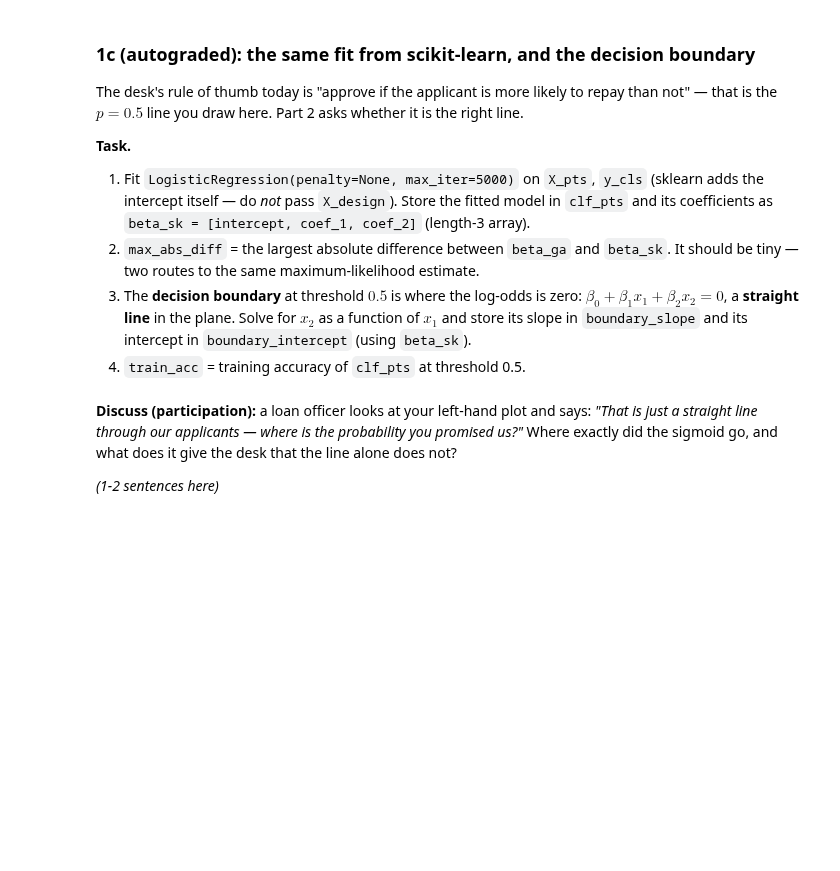
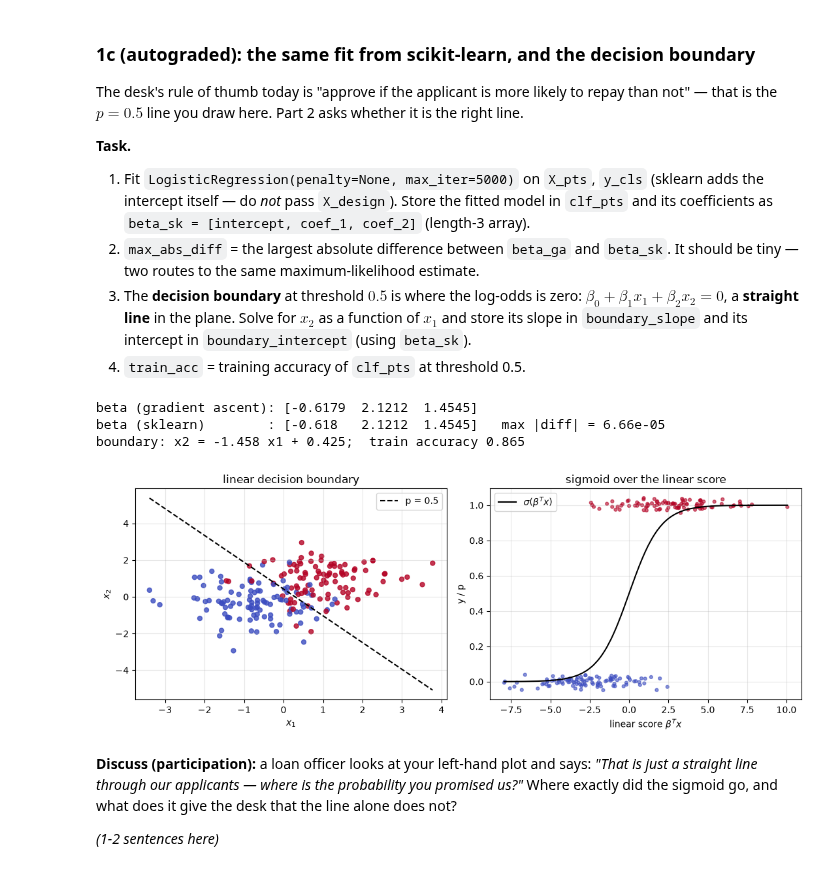
Before and after one commit to KNhae/DS701-Materials-FA26, a Jupyter notebook: class_activity_notebooks/11A-InClass-Exercise-Logistic-Regression-A1/11A-InClass-Exercise-Logistic-Regression-A1.ipynb, the cells around one changed output. Cells and saved outputs as stored; diff of their text form; code cells hidden in the pictures; blank space fills up the shorter version.

```diff
--- a/class_activity_notebooks/11A-InClass-Exercise-Logistic-Regression-A1/11A-InClass-Exercise-Logistic-Regression-A1.ipynb
+++ b/class_activity_notebooks/11A-InClass-Exercise-Logistic-Regression-A1/11A-InClass-Exercise-Logistic-Regression-A1.ipynb
@@ -229,30 +247,35 @@ right line.
    intercept in `boundary_intercept` (using `beta_sk`).
 4. `train_acc` = training accuracy of `clf_pts` at threshold 0.5.
 # %%
-clf_pts = ...
-beta_sk = ...
-max_abs_diff = ...
-boundary_slope = ...
-boundary_intercept = ...
-train_acc = ...
+clf_pts = LogisticRegression(penalty=None, max_iter=5000).fit(X_pts, y_cls)
+beta_sk = np.concatenate([clf_pts.intercept_, clf_pts.coef_.ravel()])   # [b0, b1, b2]
+max_abs_diff = np.max(np.abs(beta_ga - beta_sk))
+boundary_slope = -beta_sk[1] / beta_sk[2]
+boundary_intercept = -beta_sk[0] / beta_sk[2]
+train_acc = clf_pts.score(X_pts, y_cls)
 
 print("beta (gradient ascent):", np.round(beta_ga, 4))
 print("beta (sklearn)        :", np.round(beta_sk, 4), f"  max |diff| = {max_abs_diff:.2e}")
 print(f"boundary: x2 = {boundary_slope:.3f} x1 + {boundary_intercept:.3f};  train accuracy {train_acc:.3f}")
 
 # Picture: the boundary in the plane, and the sigmoid over the linear score.
 fig, axes = plt.subplots(1, 2, figsize=(11, 4.2))
 xs = np.linspace(X_pts[:, 0].min(), X_pts[:, 0].max(), 50)
 axes[0].scatter(X_pts[:, 0], X_pts[:, 1], c=y_cls, cmap="coolwarm", s=25, alpha=0.8)
 axes[0].plot(xs, boundary_slope * xs + boundary_intercept, "k--", label="p = 0.5")
 axes[0].set_xlabel("$x_1$"); axes[0].set_ylabel("$x_2$"); axes[0].legend(); axes[0].set_title("linear decision boundary")
 score = X_design @ beta_sk
 order = np.argsort(score)
 axes[1].scatter(score, y_cls + np.random.default_rng(0).normal(scale=0.02, size=n_pts), c=y_cls, cmap="coolwarm", s=12, alpha=0.6)
 axes[1].plot(score[order], sigmoid(score[order]), "k-", label="$\\sigma(\\beta^T x)$")
 axes[1].set_xlabel("linear score $\\beta^T x$"); axes[1].set_ylabel("y / p"); axes[1].legend(); axes[1].set_title("sigmoid over the linear score")
 for ax in axes: ax.grid(alpha=0.3)
 plt.tight_layout(); plt.show()
+# %% [output]
+beta (gradient ascent): [-0.6179  2.1212  1.4545]
+beta (sklearn)        : [-0.618   2.1212  1.4545]   max |diff| = 6.66e-05
+boundary: x2 = -1.458 x1 + 0.425;  train accuracy 0.865
+[figure, added]
 # %% [markdown]
 **Discuss (participation):** a loan officer looks at your left-hand plot and says: *"That is
 just a straight line through our applicants — where is the probability you promised us?"*
```
Also changed, not shown: parts of 12 cells of this notebook.
